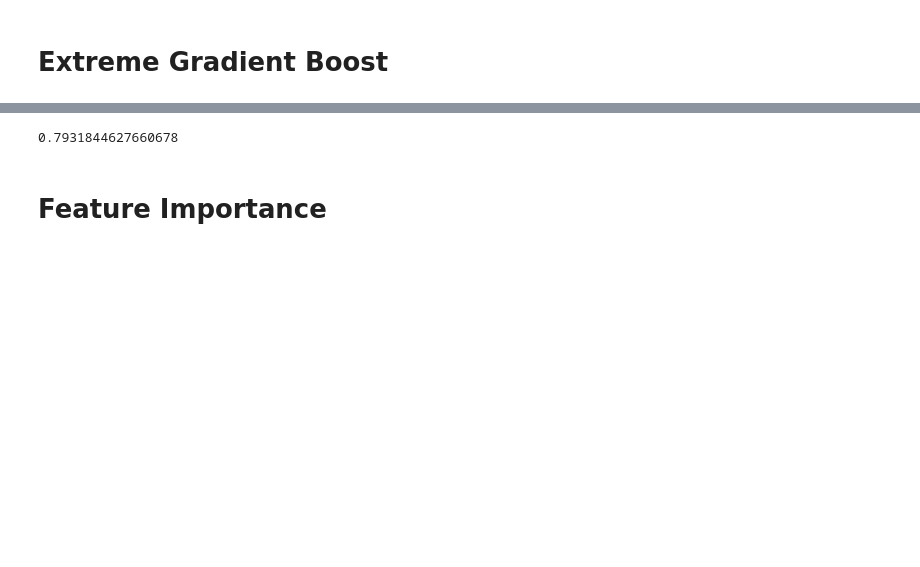
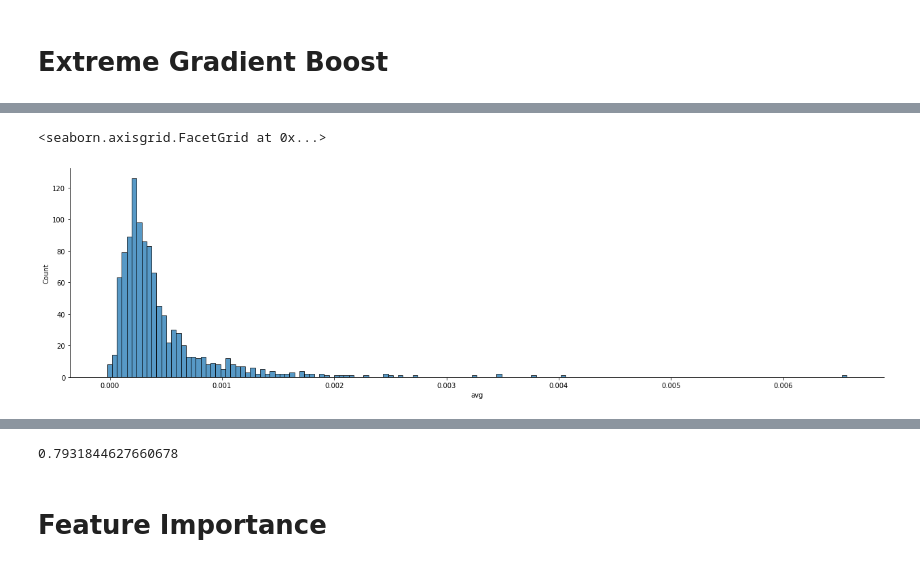
Before and after one commit to gzguevara/amex_kaggle, a Jupyter notebook: Train_Test.ipynb, the cells around one changed output, grey strips where cells are left out. Cells and saved outputs as stored; diff of their text form; code cells hidden in the pictures; blank space fills up the shorter version.

```diff
--- a/Train_Test.ipynb
+++ b/Train_Test.ipynb
@@ -433,0 +458,2 @@ Metric = 0.6285683595570538, Best = nan
+# %%
+premu_order['avg'] = premu_order.mean(axis=1)
@@ -433,0 +465,5 @@ Metric = 0.6285683595570538, Best = nan
+# %%
+sns.displot(premu_order, x='avg', bins=150, height=5, legend=False,  aspect=3.5)
+# %% [output]
+<seaborn.axisgrid.FacetGrid at 0x...>
+[figure, added]
```
Also changed, not shown: parts of 39 cells of this notebook.
